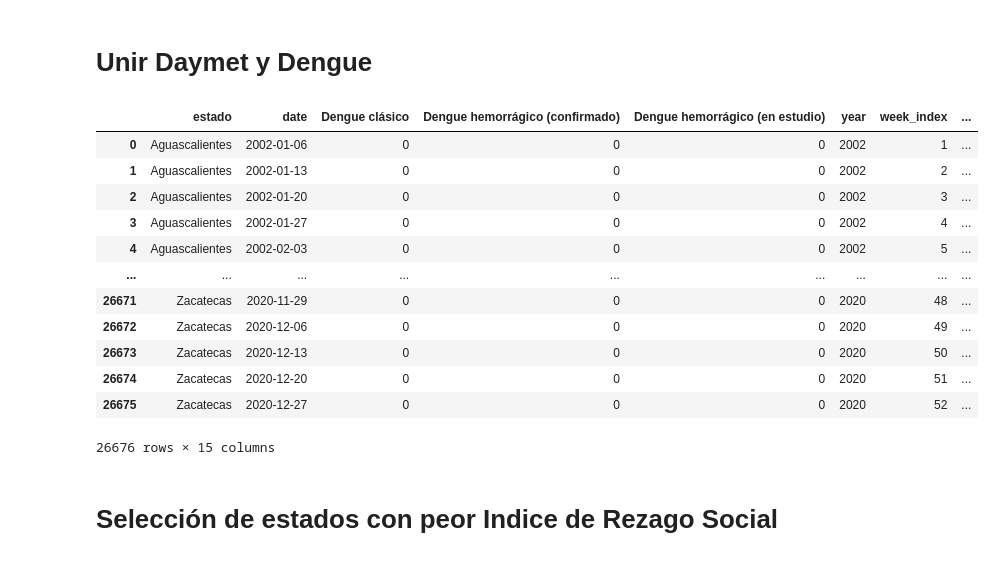
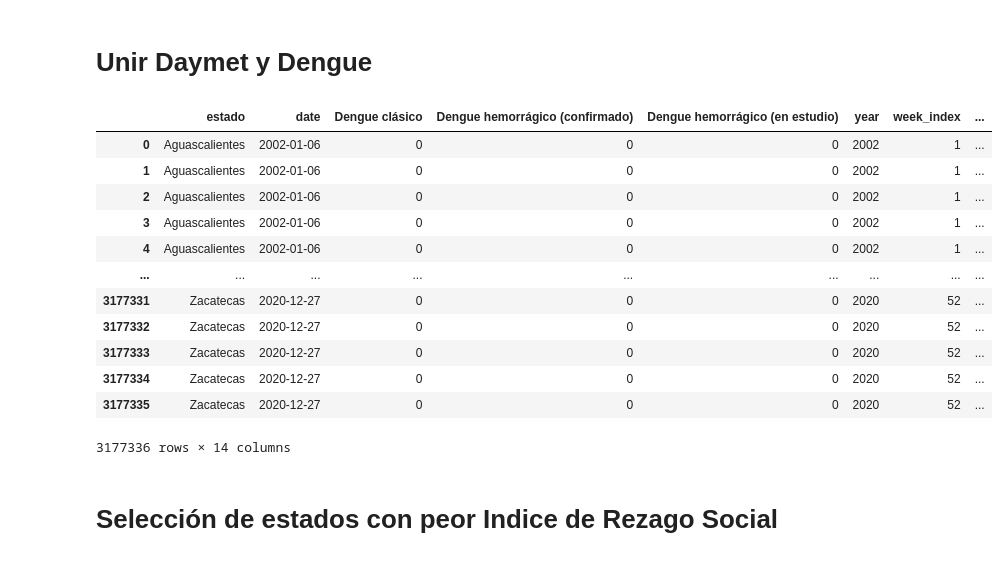
Before and after one commit to pcorner10/denguetemp2022, a Jupyter notebook: dengueTemperatura.ipynb, the cells around one changed output. Saved outputs shown, nothing was run; the diff lists cells and outputs as text; code cells hidden in the pictures.

```diff
--- a/dengueTemperatura.ipynb
+++ b/dengueTemperatura.ipynb
@@ -74,3 +84,37 @@ list_daymet[:5]
+# %%
+code_ent = {
+    1: "AGUASCALIENTES",
+    2: "BAJA CALIFORNIA",
+    3: "BAJA CALIFORNIA SUR",
+    4: "CAMPECHE",
+    5: "COAHUILA DE ZARAGOZA",
+    6: "COLIMA",
+    7: "CHIAPAS",
+    8: "CHIHUAHUA",
+    9: "DISTRITO FEDERAL",
+    10: "DURANGO",
+    11: "GUANAJUATO",
+    12: "GUERRERO",
+    13: "HIDALGO",
+    14: "JALISCO",
+    15: "MEXICO",
+    16: "MICHOACAN DE OCAMPO",
+    17: "MORELOS",
+    18: "NAYARIT",
+    19: "NUEVO LEON",
+    20: "OAXACA",
+    21: "PUEBLA",
+    22: "QUERETARO DE ARTEAGA",
+    23: "QUINTANA ROO",
+    24: "SAN LUIS POTOSI",
+    25: "SINALOA",
+    26: "SONORA",
+    27: "TABASCO",
+    28: "TAMAULIPAS",
+    29: "TLAXCALA",
+    30: "VERACRUZ DE IGNACIO DE LA LLAVE",
+    31: "YUCATAN",
+    32: "ZACATECAS"}
 # %%
 def read_daymet(dirs):
     df_final = pd.DataFrame(columns=[
@@ -116,0 +157,4 @@ df_daymet
+# %%
+df_daymet["estado"].replace(code_ent, inplace=True)
+df_daymet["estado"] = [i.lower().title() for i in df_daymet["estado"] ]
+df_daymet.estado.unique()
@@ -193,22 +250,22 @@ Index(['estado', 'year', 'semana', 'casos', 'clase', 'week', 'date'], dtype='obj
 # %% [markdown]
 # Unir Daymet y Dengue
 # %%
-df = dfDengue.merge(df_daymet.drop(columns="date"), on=["estado","year","week_index"], how="inner")
+df = dfDengue.merge(df_daymet, on=["estado","year","week_index"], how="inner")
 df
 # %% [output]
 |  | estado | date | Dengue clásico | Dengue hemorrágico (confirmado) | Dengue hemorrágico (en estudio) | year | week_index | ... |
 | 0 | Aguascalientes | 2002-01-06 | 0 | 0 | 0 | 2002 | 1 | ... |
-| 1 | Aguascalientes | 2002-01-13 | 0 | 0 | 0 | 2002 | 2 | ... |
-| 2 | Aguascalientes | 2002-01-20 | 0 | 0 | 0 | 2002 | 3 | ... |
-| 3 | Aguascalientes | 2002-01-27 | 0 | 0 | 0 | 2002 | 4 | ... |
-| 4 | Aguascalientes | 2002-02-03 | 0 | 0 | 0 | 2002 | 5 | ... |
+| 1 | Aguascalientes | 2002-01-06 | 0 | 0 | 0 | 2002 | 1 | ... |
+| 2 | Aguascalientes | 2002-01-06 | 0 | 0 | 0 | 2002 | 1 | ... |
+| 3 | Aguascalientes | 2002-01-06 | 0 | 0 | 0 | 2002 | 1 | ... |
+| 4 | Aguascalientes | 2002-01-06 | 0 | 0 | 0 | 2002 | 1 | ... |
 | ... | ... | ... | ... | ... | ... | ... | ... | ... |
-| 26671 | Zacatecas | 2020-11-29 | 0 | 0 | 0 | 2020 | 48 | ... |
-| 26672 | Zacatecas | 2020-12-06 | 0 | 0 | 0 | 2020 | 49 | ... |
-| 26673 | Zacatecas | 2020-12-13 | 0 | 0 | 0 | 2020 | 50 | ... |
-| 26674 | Zacatecas | 2020-12-20 | 0 | 0 | 0 | 2020 | 51 | ... |
-| 26675 | Zacatecas | 2020-12-27 | 0 | 0 | 0 | 2020 | 52 | ... |
+| 3177331 | Zacatecas | 2020-12-27 | 0 | 0 | 0 | 2020 | 52 | ... |
+| 3177332 | Zacatecas | 2020-12-27 | 0 | 0 | 0 | 2020 | 52 | ... |
+| 3177333 | Zacatecas | 2020-12-27 | 0 | 0 | 0 | 2020 | 52 | ... |
+| 3177334 | Zacatecas | 2020-12-27 | 0 | 0 | 0 | 2020 | 52 | ... |
+| 3177335 | Zacatecas | 2020-12-27 | 0 | 0 | 0 | 2020 | 52 | ... |
-26676 rows × 15 columns
+3177336 rows × 14 columns
 # %% [markdown]
 # Selección de estados con peor Indice de Rezago Social
 # %%
```
Also changed, not shown: parts of 14 cells of this notebook, 1 other file.
